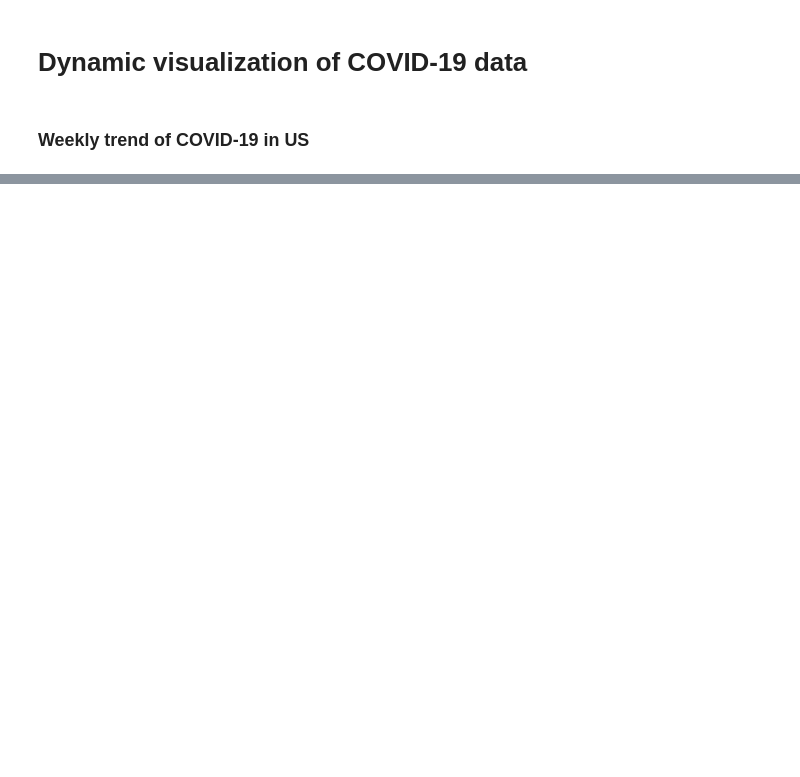
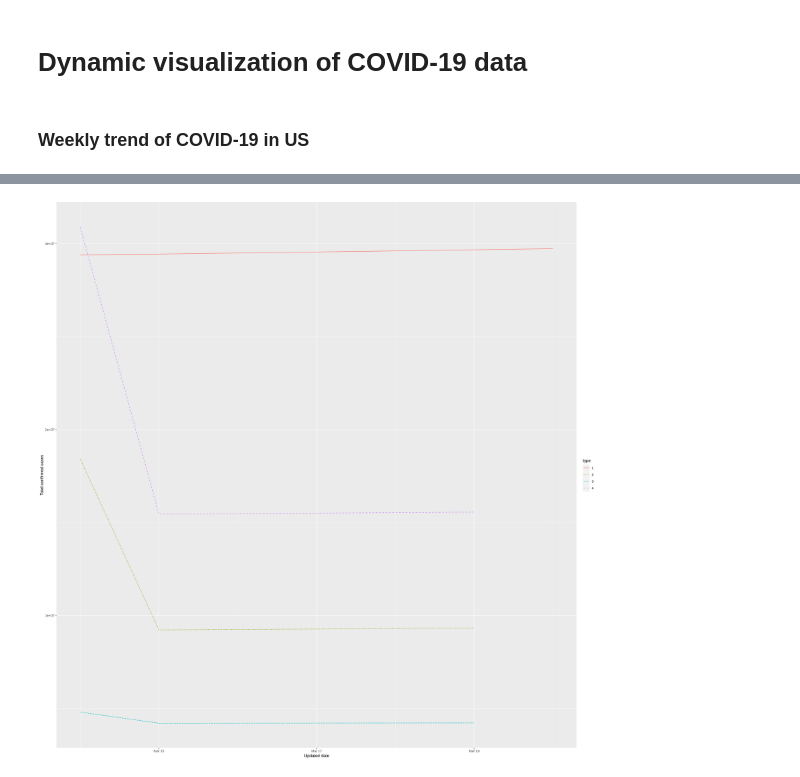
Before and after one commit to blackswanblood/HackPSU, a Jupyter notebook: Covid-19 Analysis.ipynb, the cells around one changed output, grey strips where cells are left out. Drawn from its saved outputs; the diff is of its cells as text; code cells hidden in the pictures; blank space fills up the shorter version.

```diff
--- a/Covid-19 Analysis.ipynb
+++ b/Covid-19 Analysis.ipynb
@@ -332,0 +354,10 @@ covid_final
+# %%
+options(repr.plot.width=20, repr.plot.height=20)
+sum_plot <- covid_final %>%
+    ggplot(aes(x=Last_Update, y=Total_Confirmed, color=type, linetype=type)) +
+    geom_line() +
+    xlab("Updated date") +
+    ylab("Total confirmed cases")
+sum_plot
+# %% [output]
+[figure, added]
```
Also changed, not shown: parts of 10 cells of this notebook.
